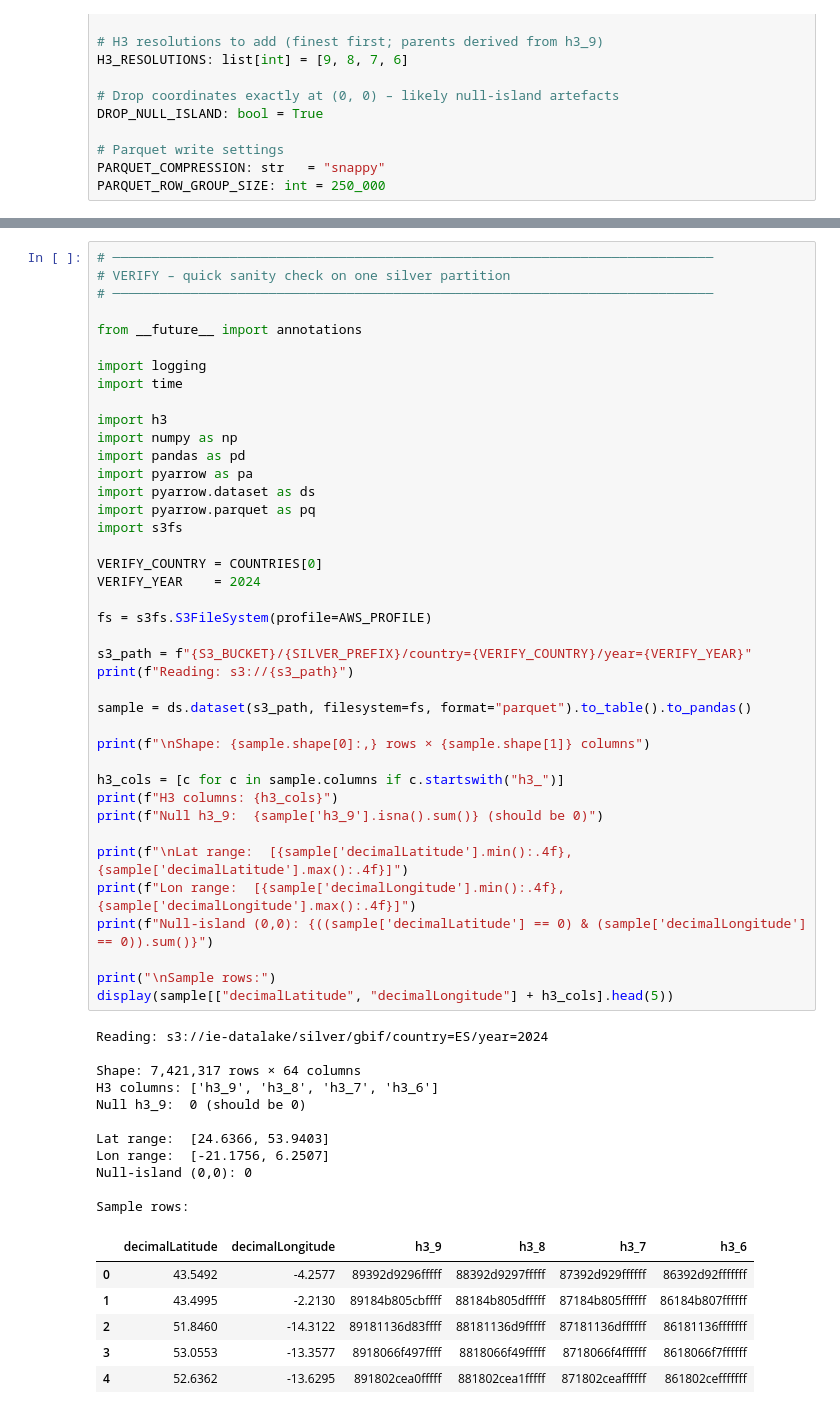
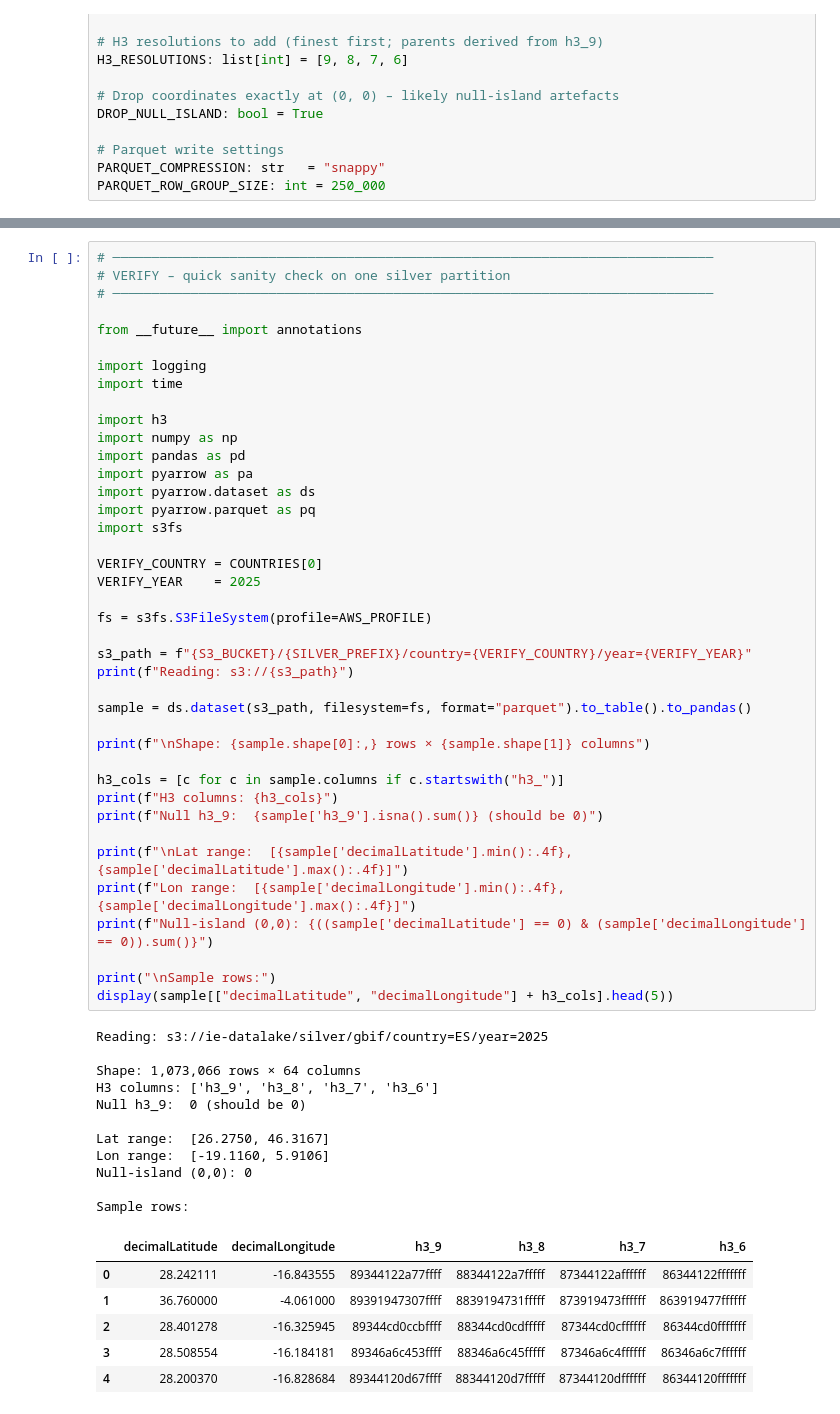
Before and after one commit to simmyyy/ie-microsoft-capstone, a Jupyter notebook: src/gbif_bronze_to_silver.ipynb, the cells around one changed output, grey strips where cells are left out. Cells and saved outputs as stored; diff of their text form.

```diff
--- a/src/gbif_bronze_to_silver.ipynb
+++ b/src/gbif_bronze_to_silver.ipynb
@@ -351,43 +351,43 @@ import pyarrow.parquet as pq
 import s3fs
 
 VERIFY_COUNTRY = COUNTRIES[0]
-VERIFY_YEAR    = 2024
+VERIFY_YEAR    = 2025
 
 fs = s3fs.S3FileSystem(profile=AWS_PROFILE)
 
 s3_path = f"{S3_BUCKET}/{SILVER_PREFIX}/country={VERIFY_COUNTRY}/year={VERIFY_YEAR}"
 print(f"Reading: s3://{s3_path}")
 
 sample = ds.dataset(s3_path, filesystem=fs, format="parquet").to_table().to_pandas()
 
 print(f"\nShape: {sample.shape[0]:,} rows × {sample.shape[1]} columns")
 
 h3_cols = [c for c in sample.columns if c.startswith("h3_")]
 print(f"H3 columns: {h3_cols}")
 print(f"Null h3_9:  {sample['h3_9'].isna().sum()} (should be 0)")
 
 print(f"\nLat range:  [{sample['decimalLatitude'].min():.4f}, {sample['decimalLatitude'].max():.4f}]")
 print(f"Lon range:  [{sample['decimalLongitude'].min():.4f}, {sample['decimalLongitude'].max():.4f}]")
 print(f"Null-island (0,0): {((sample['decimalLatitude'] == 0) & (sample['decimalLongitude'] == 0)).sum()}")
 
 print("\nSample rows:")
 display(sample[["decimalLatitude", "decimalLongitude"] + h3_cols].head(5))
 # %% [output]
-Reading: s3://ie-datalake/silver/gbif/country=ES/year=2024
+Reading: s3://ie-datalake/silver/gbif/country=ES/year=2025
 
-Shape: 7,421,317 rows × 64 columns
+Shape: 1,073,066 rows × 64 columns
 H3 columns: ['h3_9', 'h3_8', 'h3_7', 'h3_6']
 Null h3_9:  0 (should be 0)
 
-Lat range:  [24.6366, 53.9403]
-Lon range:  [-21.1756, 6.2507]
+Lat range:  [26.2750, 46.3167]
+Lon range:  [-19.1160, 5.9106]
 Null-island (0,0): 0
 
 Sample rows:
 |  | decimalLatitude | decimalLongitude | h3_9 | h3_8 | h3_7 | h3_6 |
-| 0 | 43.5492 | -4.2577 | 89392d9296fffff | 88392d9297fffff | 87392d929ffffff | 86392d92fffffff |
-| 1 | 43.4995 | -2.2130 | 89184b805cbffff | 88184b805dfffff | 87184b805ffffff | 86184b807ffffff |
-| 2 | 51.8460 | -14.3122 | 89181136d83ffff | 88181136d9fffff | 87181136dffffff | 86181136fffffff |
-| 3 | 53.0553 | -13.3577 | 8918066f497ffff | 8818066f49fffff | 8718066f4ffffff | 8618066f7ffffff |
-| 4 | 52.6362 | -13.6295 | 891802cea0fffff | 881802cea1fffff | 871802ceaffffff | 861802cefffffff |
+| 0 | 28.242111 | -16.843555 | 89344122a77ffff | 88344122a7fffff | 87344122affffff | 86344122fffffff |
+| 1 | 36.760000 | -4.061000 | 89391947307ffff | 8839194731fffff | 873919473ffffff | 863919477ffffff |
+| 2 | 28.401278 | -16.325945 | 89344cd0ccbffff | 88344cd0cdfffff | 87344cd0cffffff | 86344cd0fffffff |
+| 3 | 28.508554 | -16.184181 | 89346a6c453ffff | 88346a6c45fffff | 87346a6c4ffffff | 86346a6c7ffffff |
+| 4 | 28.200370 | -16.828684 | 89344120d67ffff | 88344120d7fffff | 87344120dffffff | 86344120fffffff |
 # %%
```
Also changed, not shown: parts of 1 cell of this notebook, 12 other files.
